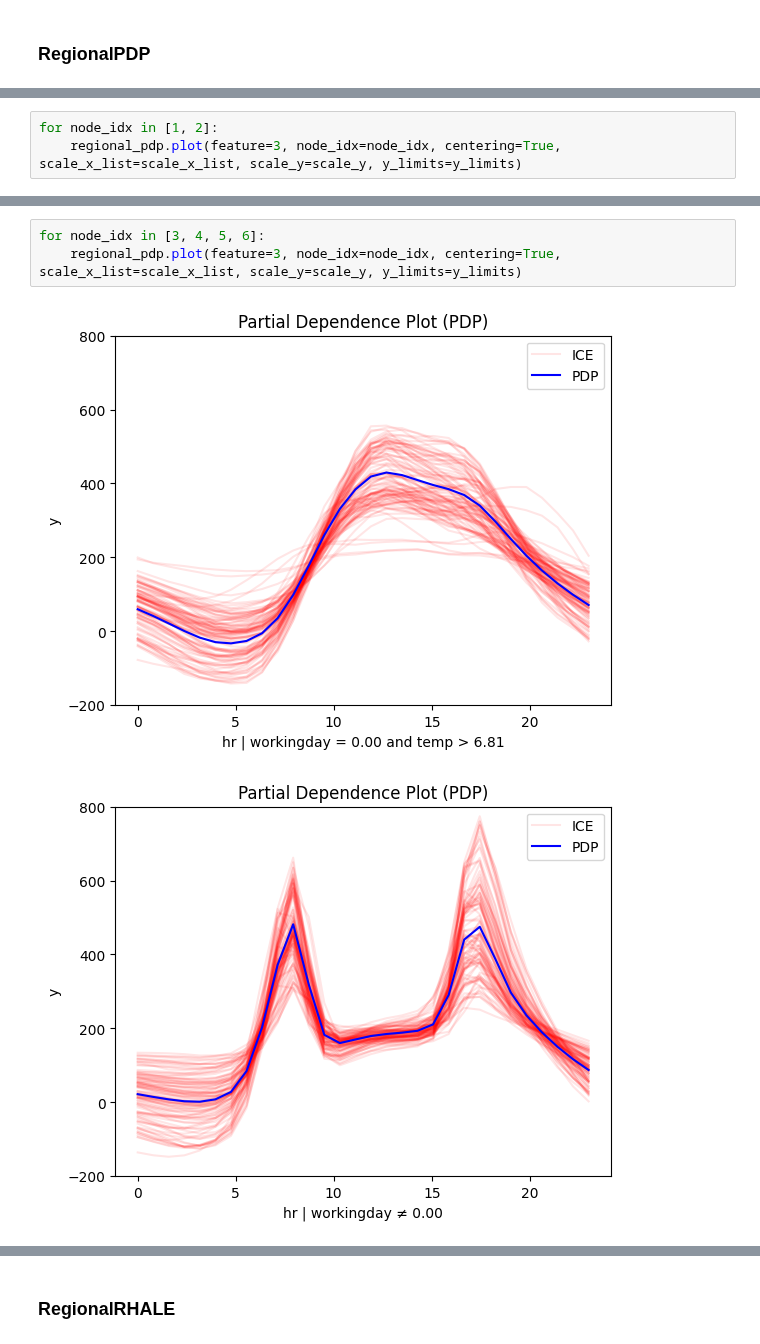
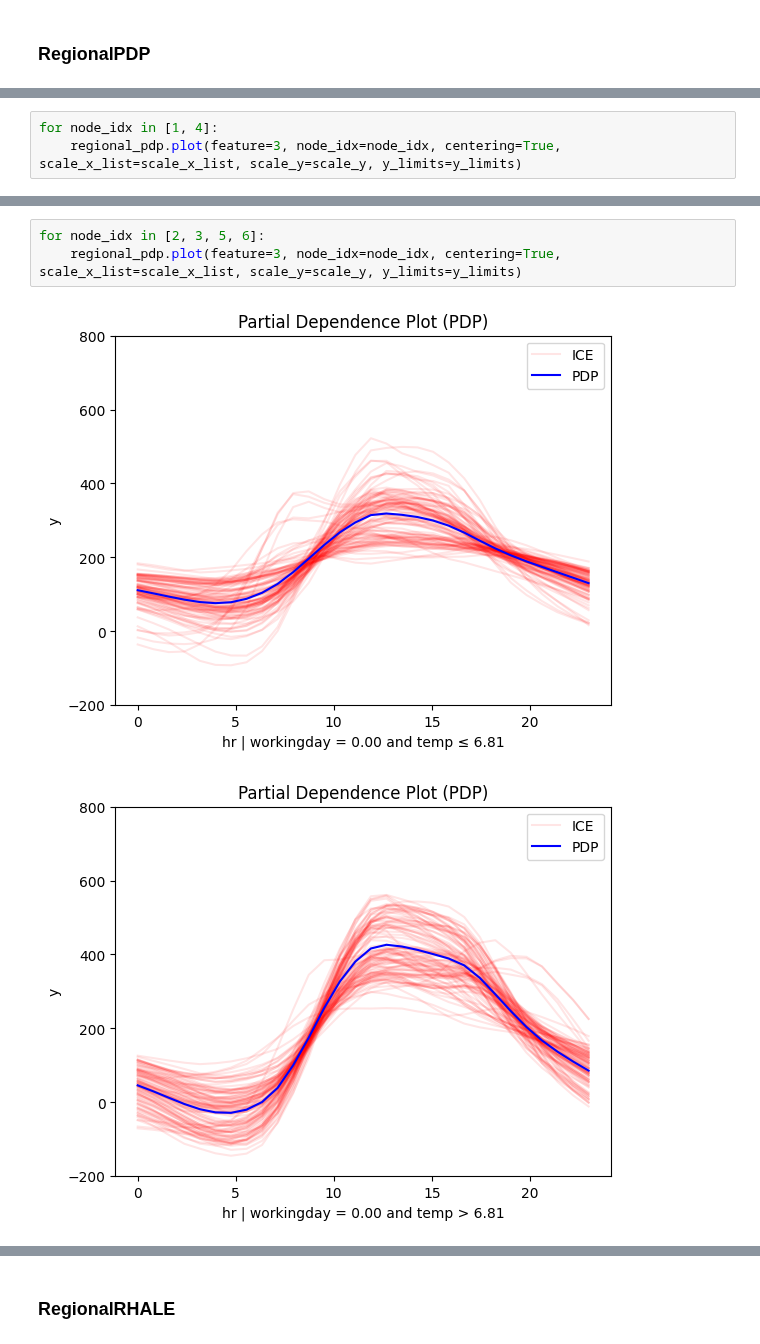
Before and after one commit to givasile/effector, a Jupyter notebook: notebooks/real-examples/01_bike_sharing_dataset.ipynb, the cells around one changed output, grey strips where cells are left out. Drawn from its saved outputs; the diff is of its cells as text.

```diff
--- a/notebooks/real-examples/01_bike_sharing_dataset.ipynb
+++ b/notebooks/real-examples/01_bike_sharing_dataset.ipynb
@@ -248,4 +240,4 @@ Level 0🔹heter: 0.25
 # %%
-for node_idx in [1, 2]:
+for node_idx in [1, 4]:
     regional_pdp.plot(feature=3, node_idx=node_idx, centering=True, scale_x_list=scale_x_list, scale_y=scale_y, y_limits=y_limits)
 # %% [output]
@@ -254,6 +246,6 @@ for node_idx in [1, 2]:
 # %%
-for node_idx in [3, 4, 5, 6]:
+for node_idx in [2, 3, 5, 6]:
     regional_pdp.plot(feature=3, node_idx=node_idx, centering=True, scale_x_list=scale_x_list, scale_y=scale_y, y_limits=y_limits)
 # %% [output]
-[figure, old version]
+[figure, new version]
-[figure, old version]
+[figure, new version]
```
Also changed, not shown: parts of 16 cells of this notebook.
